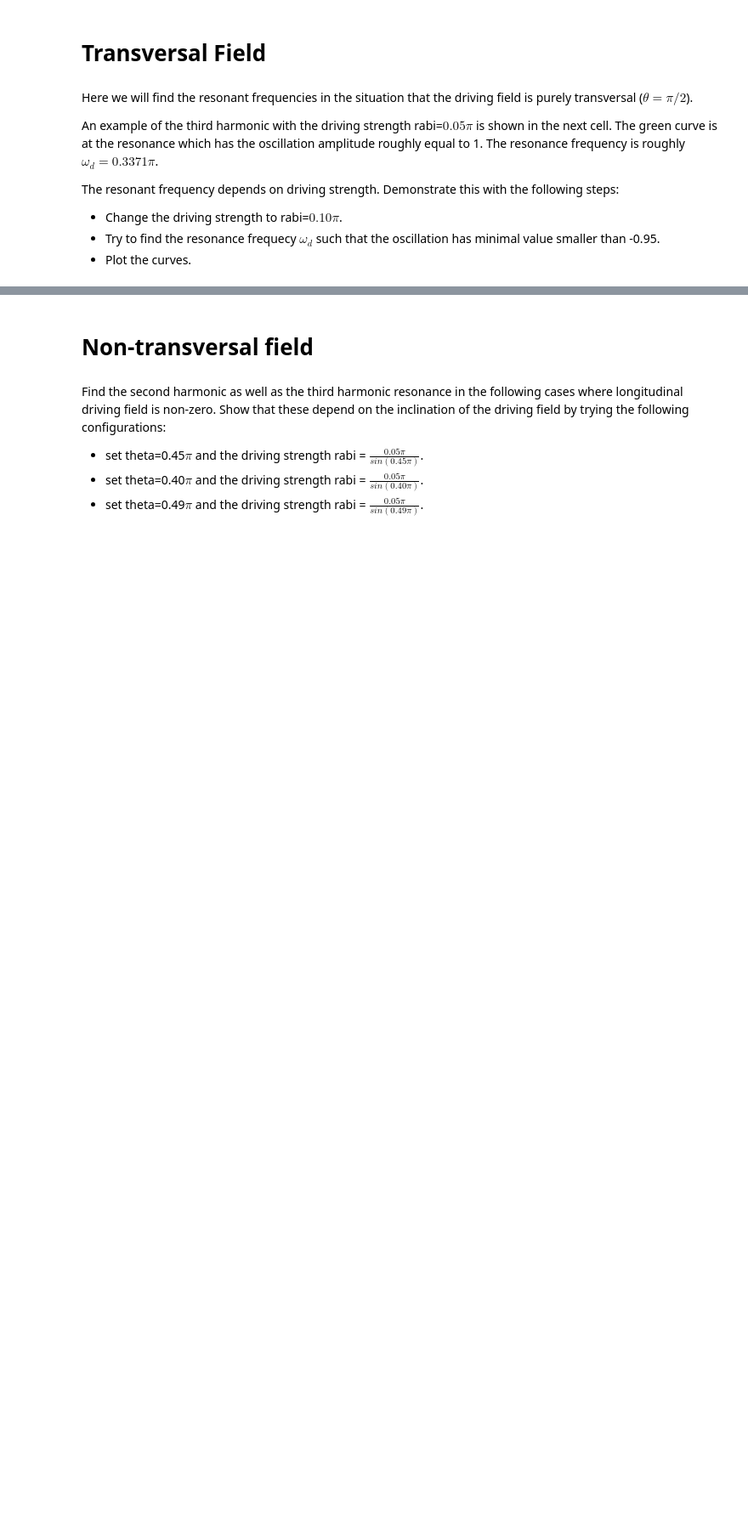
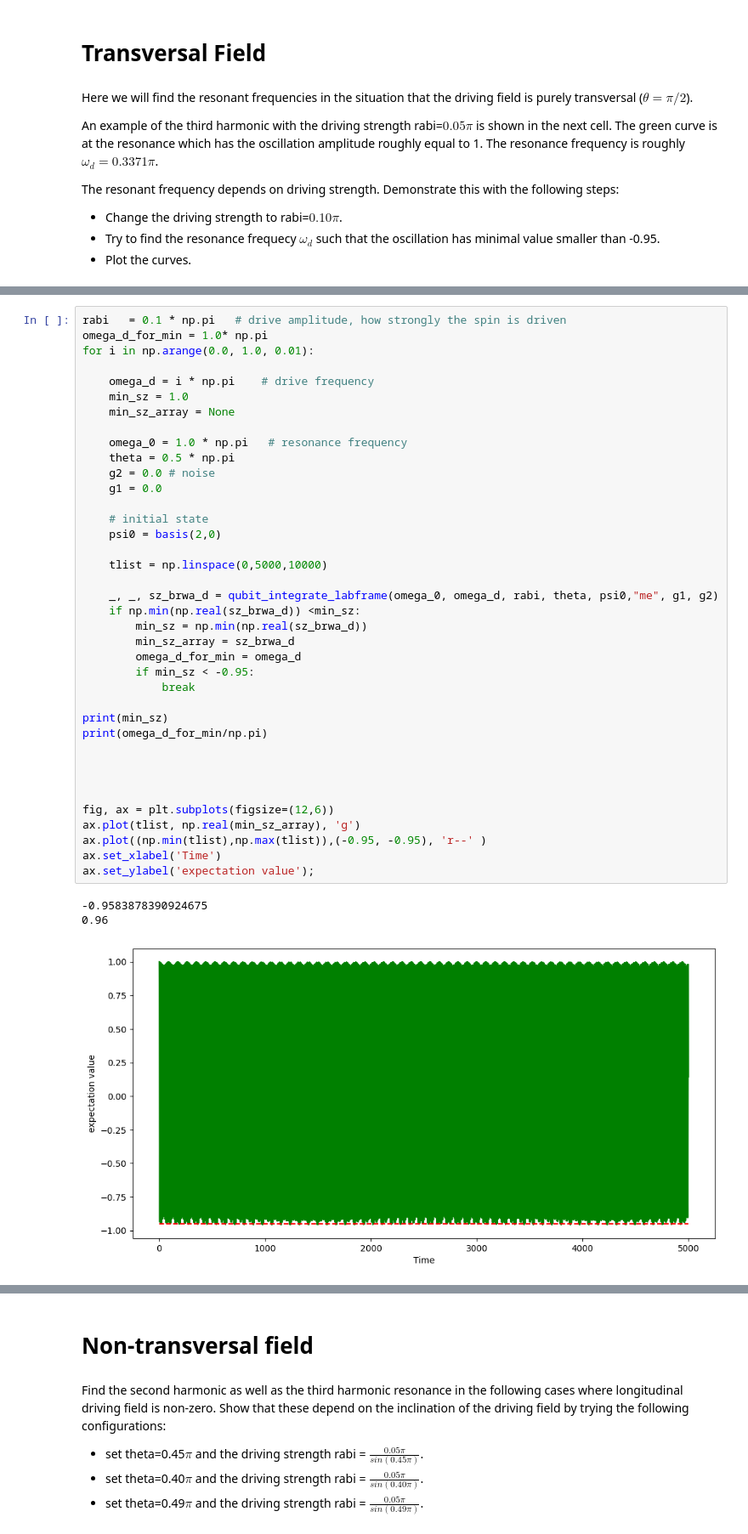
Before and after one commit to lchladek/subharmonic-resonances, a Jupyter notebook: transversal_vs_nonotransversal.ipynb, the cells around one changed output, grey strips where cells are left out. Shown at 85% size. Cells and saved outputs as stored; diff of their text form; blank space fills up the shorter version.

```diff
--- a/transversal_vs_nonotransversal.ipynb
+++ b/transversal_vs_nonotransversal.ipynb
@@ -101,0 +101,42 @@ ax.legend()
+# %%
+rabi   = 0.1 * np.pi   # drive amplitude, how strongly the spin is driven
+omega_d_for_min = 1.0* np.pi
+for i in np.arange(0.0, 1.0, 0.01):
+
+    omega_d = i * np.pi    # drive frequency
+    min_sz = 1.0
+    min_sz_array = None
+
+    omega_0 = 1.0 * np.pi   # resonance frequency
+    theta = 0.5 * np.pi
+    g2 = 0.0 # noise
+    g1 = 0.0
+
+    # initial state
+    psi0 = basis(2,0)
+
+    tlist = np.linspace(0,5000,10000)
+
+    _, _, sz_brwa_d = qubit_integrate_labframe(omega_0, omega_d, rabi, theta, psi0,"me", g1, g2)
+    if np.min(np.real(sz_brwa_d)) <min_sz:
+        min_sz = np.min(np.real(sz_brwa_d))
+        min_sz_array = sz_brwa_d
+        omega_d_for_min = omega_d
+        if min_sz < -0.95:
+            break
+
+print(min_sz)
+print(omega_d_for_min/np.pi)
+
+
+
+
+fig, ax = plt.subplots(figsize=(12,6))
+ax.plot(tlist, np.real(min_sz_array), 'g')
+ax.plot((np.min(tlist),np.max(tlist)),(-0.95, -0.95), 'r--' )
+ax.set_xlabel('Time')
+ax.set_ylabel('expectation value');
+# %% [output]
+-0.9583878390924675
+0.96
+[figure, added]
```
Also changed, not shown: parts of 6 cells of this notebook.
